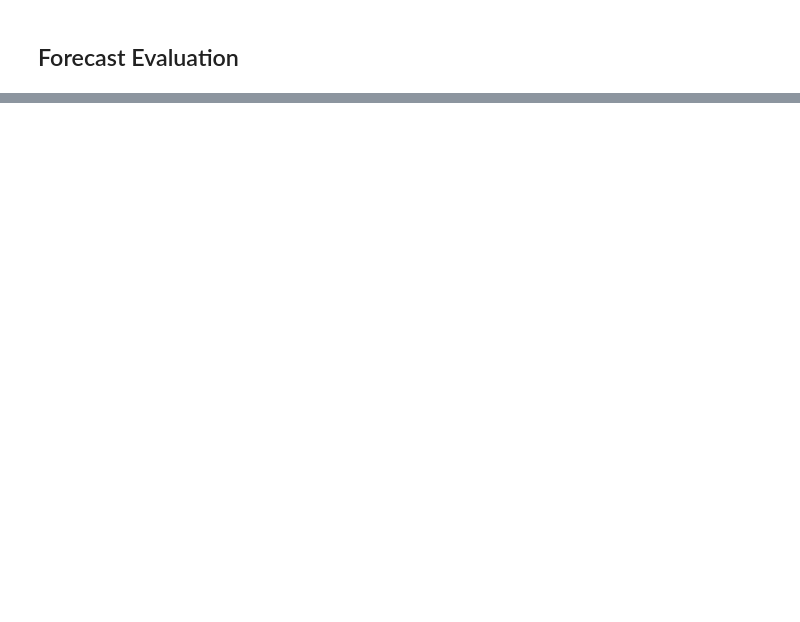
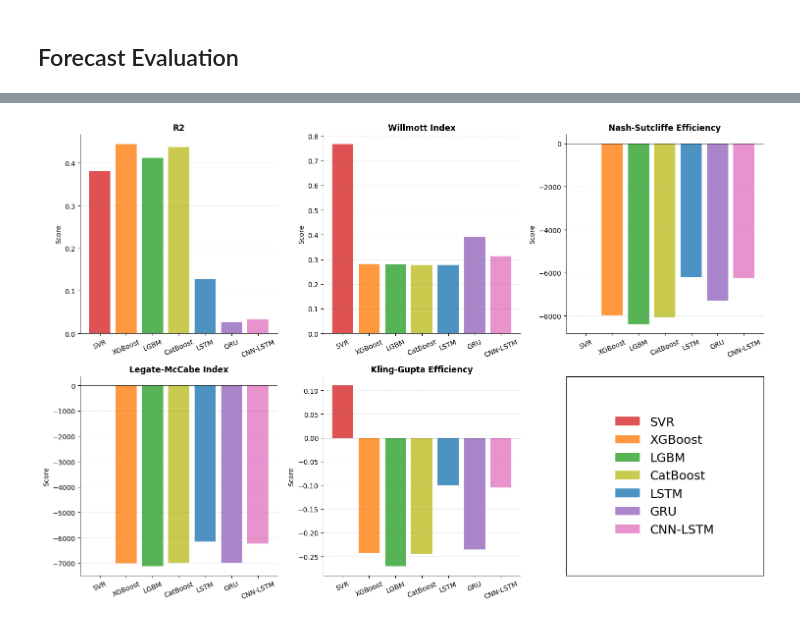
Before and after one commit to BenLeidig/de_lu_epf, a Jupyter notebook: doc/model_evaluation.ipynb, the cells around one changed output, grey strips where cells are left out. Saved outputs shown, nothing was run; the diff lists cells and outputs as text; code cells hidden in the pictures; blank space fills up the shorter version.

```diff
--- a/doc/model_evaluation.ipynb
+++ b/doc/model_evaluation.ipynb
@@ -269,8 +280,8 @@ def cum_tic(y_true, y_pred):
     return numerator / denominator
 # %%
 score_dict = {}
-mod_strs = ['SVR', 'GRU', 'CNN-LSTM']
-mod_y_test_preds = [svr_y_test_pred, gru_y_test_pred, cnn_lstm_y_test_pred]
+mod_strs = ['SVR', 'XGBoost', 'LGBM', 'CatBoost', 'LSTM', 'GRU', 'CNN-LSTM']
+mod_y_test_preds = [svr_y_test_pred, xgb_y_test_pred, lgb_y_test_pred, cat_y_test_pred, lstm_y_test_pred, gru_y_test_pred, cnn_lstm_y_test_pred]
 metric_strs = ['rmse', 'mae', 'nrmse', 'rmape', 'smape', 'tic', 'apb']
 
 for metric, metric_str in zip([cum_rmse, cum_mae, cum_nrmse, cum_rmae, cum_smape, cum_tic, cum_apb], metric_strs):
@@ -324,0 +371,48 @@ plt.show()
+# %%
+fig, axes = plt.subplots(nrows=2, ncols=3, figsize=(15, 10))
+axes = axes.flatten()
+colors = ['tab:red', 'tab:orange', 'tab:green', 'tab:olive', 'tab:blue', 'tab:purple', 'tab:pink']
+metric_strs = ['R2', 'Willmott Index', 'Nash-Sutcliffe Efficiency', 'Legate-McCabe Index', 'Kling-Gupta Efficiency']
+
+ax_ct = 0
+for ax, metric, metric_str in zip(axes, [r2_score, me.willmotts_index, me.nash_sutcliffe_efficiency, me.legates_mccabes_index, me.kling_gupta_efficiency], metric_strs):
+    scores = [
+        metric(y_test, pred)
+        for pred in mod_y_test_preds
+    ]
+
+    bars = ax.bar(mod_strs, scores, color=colors, alpha=0.8, zorder=1)
+    ax.axhline(0, color='black', zorder=2, linewidth=0.5)
+    ax.yaxis.grid(which='major', linestyle='--', linewidth=0.5, alpha=0.3, color='gray', zorder=0)
+    ax.xaxis.grid(False)
+
+    ax.spines['top'].set_visible(False)
+    ax.spines['right'].set_visible(False)
+    ax.spines['left'].set_linewidth(0.5)
+    ax.spines['bottom'].set_linewidth(0.5)
+
+    ax.set_xlabel('')
+    ax.set_ylabel('Score')
+    ax.set_title(metric_str, fontweight='bold', fontsize=12)
+    plt.setp(ax.xaxis.get_majorticklabels(), rotation=22.5, ha='center')
+
+    for bar, label in zip(bars, mod_strs):
+        bar.set_label(label)
+
+legend_ax = axes[-1]
+legend_ax.clear()
+
+legend_ax.set_xticks([])
+legend_ax.set_yticks([])
+legend_ax.set_frame_on(True)
+for spine in legend_ax.spines.values():
+    spine.set_visible(True)
+
+handles, labels = axes[0].get_legend_handles_labels()
+legend_ax.legend(handles, labels, loc='center', frameon=False, fontsize=18, markerscale=2, bbox_to_anchor=(0.5, 0.5), bbox_transform=legend_ax.transAxes)
+
+fig.tight_layout()
+fig.savefig('../results/variance_evaluation.png', dpi=1000)
+plt.show()
+# %% [output]
+[figure, added]
```
Also changed, not shown: parts of 14 cells of this notebook, 10 other files.
